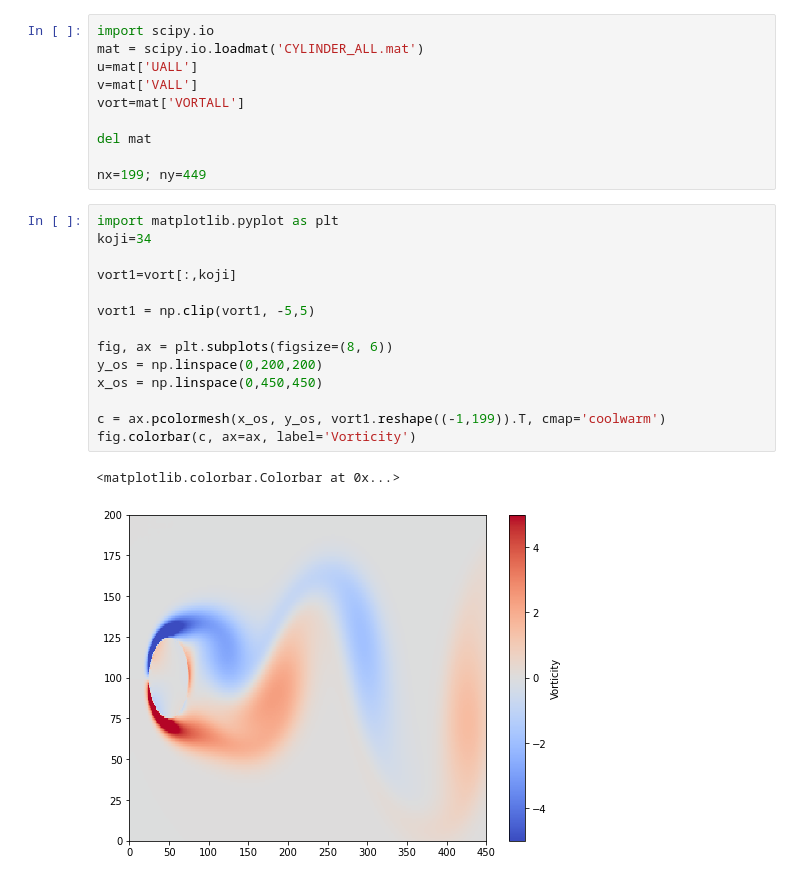
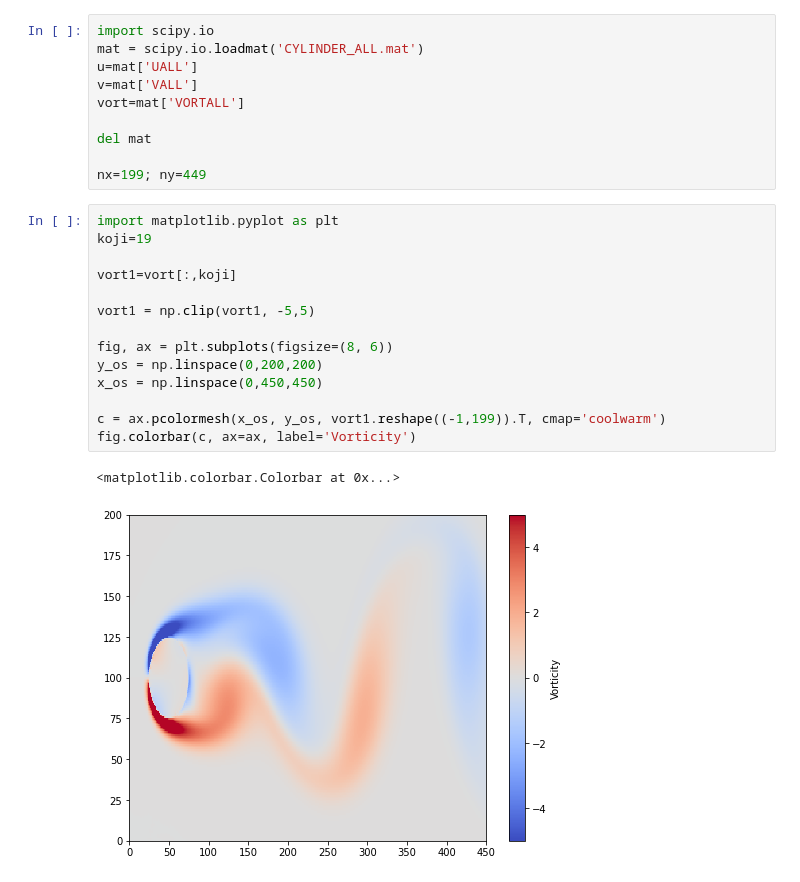
Before and after one commit to ela-d/DMD, a Jupyter notebook: DMD_algoritam1.ipynb, the cells around one changed output. Saved outputs shown, nothing was run; the diff lists cells and outputs as text.

```diff
--- a/DMD_algoritam1.ipynb
+++ b/DMD_algoritam1.ipynb
@@ -487,21 +487,21 @@ del mat
 nx=199; ny=449
 # %%
 import matplotlib.pyplot as plt
-koji=34
+koji=19
 
 vort1=vort[:,koji]
 
 vort1 = np.clip(vort1, -5,5)
 
 fig, ax = plt.subplots(figsize=(8, 6))
 y_os = np.linspace(0,200,200)
 x_os = np.linspace(0,450,450)
 
 c = ax.pcolormesh(x_os, y_os, vort1.reshape((-1,199)).T, cmap='coolwarm')
 fig.colorbar(c, ax=ax, label='Vorticity')
 # %% [output]
 <matplotlib.colorbar.Colorbar at 0x...>
-[figure, old version]
+[figure, new version]
 # %%
 plt.figure()
 x_os_2=np.repeat(x_os[:-1], 199); y_os_2=np.tile(y_os[:-1], 449)
```
Also changed, not shown: parts of 1 cell of this notebook.
